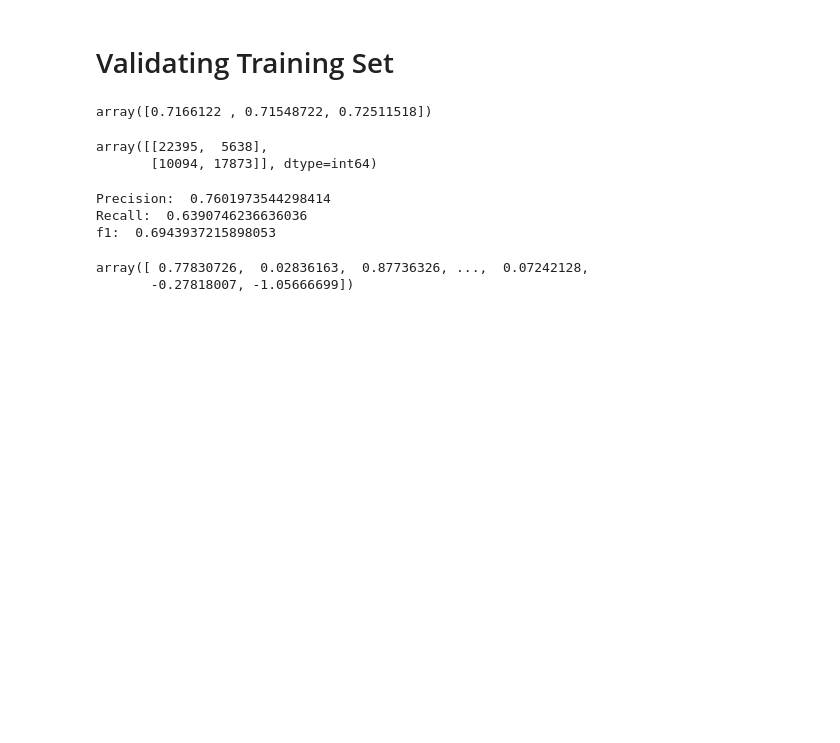
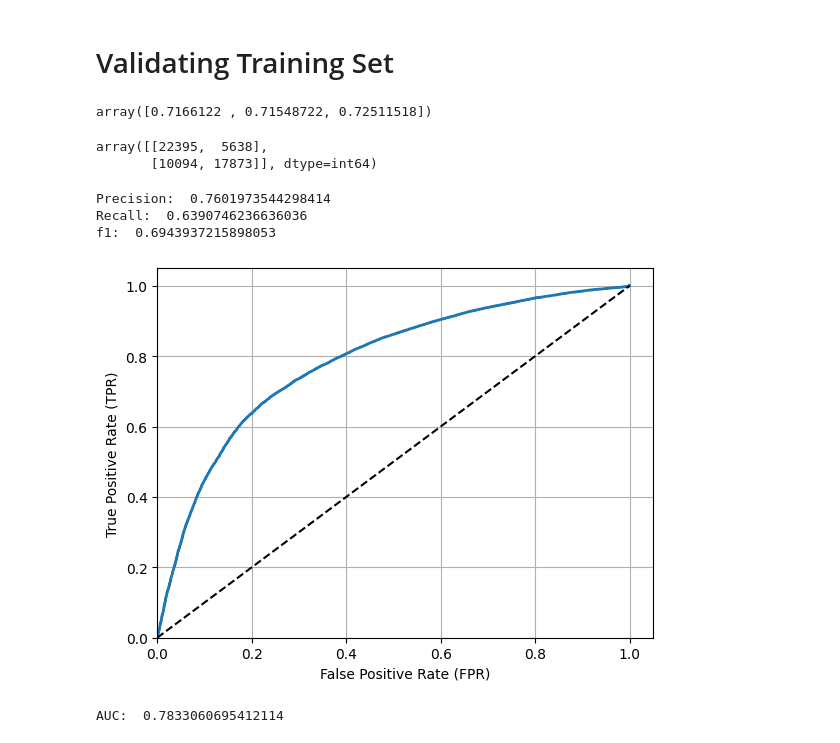
Before and after one commit to cobucci/Data-Science, a Jupyter notebook: cardio_disease_classification/model.ipynb, the cells around one changed output. Saved outputs shown, nothing was run; the diff lists cells and outputs as text; code cells hidden in the pictures; blank space fills up the shorter version.

```diff
--- a/cardio_disease_classification/model.ipynb
+++ b/cardio_disease_classification/model.ipynb
@@ -48,14 +48,22 @@ from sklearn.model_selection import cross_val_score
 cross_val_score(sgd_clf, X_train, y_train, cv=3, scoring="accuracy")
 # %% [output]
 array([0.7166122 , 0.71548722, 0.72511518])
-# %%
-#confusing matrix
-from sklearn.model_selection import cross_val_predict
-y_train_pred = cross_val_predict(sgd_clf, X_train, y_train, cv=3)
-
-from sklearn.metrics import confusion_matrix
-confusion_matrix(y_train, y_train_pred)
-# %% [output]
-array([[22395,  5638],
-       [10094, 17873]], dtype=int64)
+# %%
+#confusing matrix
+from sklearn.model_selection import cross_val_predict
+y_train_pred = cross_val_predict(sgd_clf, X_train, y_train, cv=3)
+
+from sklearn.metrics import confusion_matrix
+confusion_matrix(y_train, y_train_pred)
+
+#-> |a b |   |TN FP|
+#-> |c d |   |FN TP|
+# Binary classifier, first row is the negative class and the second row is the positive class
+# a = true negatives (TN) - correctly classified as negative class
+# b = false positives (FP)- wrongly classified as positive class
+# c = false negative (FN)- wrongly classified as negative class
+# d = true positive (TP) - correctly classified as positive class
+# %% [output]
+array([[22395,  5638],
+       [10094, 17873]], dtype=int64)
 # %%
@@ -77,5 +86,33 @@ y_scores = cross_val_predict(sgd_clf, X_train, y_train, cv=3,method="decision_fu
-# %%
-y_scores
-# %% [output]
-array([ 0.77830726,  0.02836163,  0.87736326, ...,  0.07242128,
-       -0.27818007, -1.05666699])
+# %%
+#ROC CURVE
+#true positive rate x false positive rate (FPR)
+#FPR is the ratio of negative instances that are incorrectly classified as positive
+#FPR = 1 - true negative ratio (TNR or specificity : ratio of negative instances that are correctly classified as negative)
+#Hence, ROC curve plots sensitivity (recall) x 1 - specificity
+import matplotlib.pyplot as plt
+from sklearn.metrics import roc_curve
+
+y_scores = cross_val_predict(sgd_clf, X_train, y_train, cv=3,method="decision_function")
+fpr, tpr, thresholds = roc_curve(y_train, y_scores)
+
+def plot_roc_curve(fpr, tpr, label=None):
+    plt.plot(fpr, tpr, linewidth=2, label=label)
+    plt.plot([0, 1], [0, 1], 'k--') # dashed diagonal
+    plt.xlabel("False Positive Rate (FPR)")
+    plt.ylabel("True Positive Rate (TPR)")
+    plt.grid(visible=None, which='major', axis='both')
+    plt.ylim(ymin=0)  # this line
+    plt.xlim(xmin=0)  # this line
+plot_roc_curve(fpr, tpr)
+plt.show()
+
+
+from sklearn.metrics import roc_auc_score
+auc = roc_auc_score(y_train, y_scores)
+print("AUC: ", auc)
+
+#ROC CURVE X Precision/Recall (PR)
+# PR -> when the positive class is rare or care more about false positives than false negatives
+# %% [output]
+[figure, added]
+AUC:  0.7833060695412114
```
Also changed, not shown: parts of 5 cells of this notebook, 1 other file.
